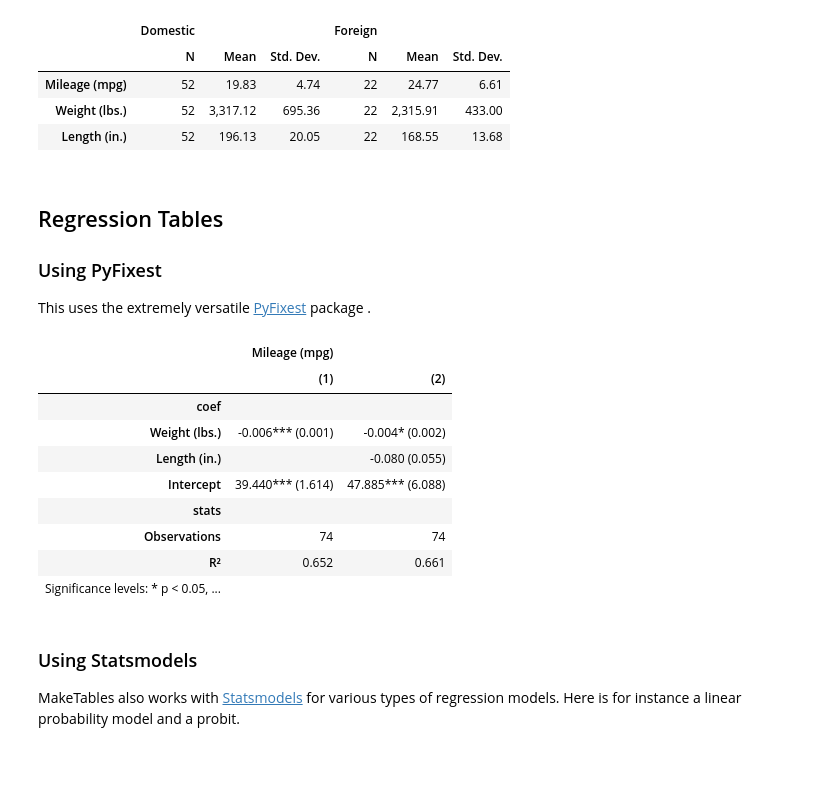
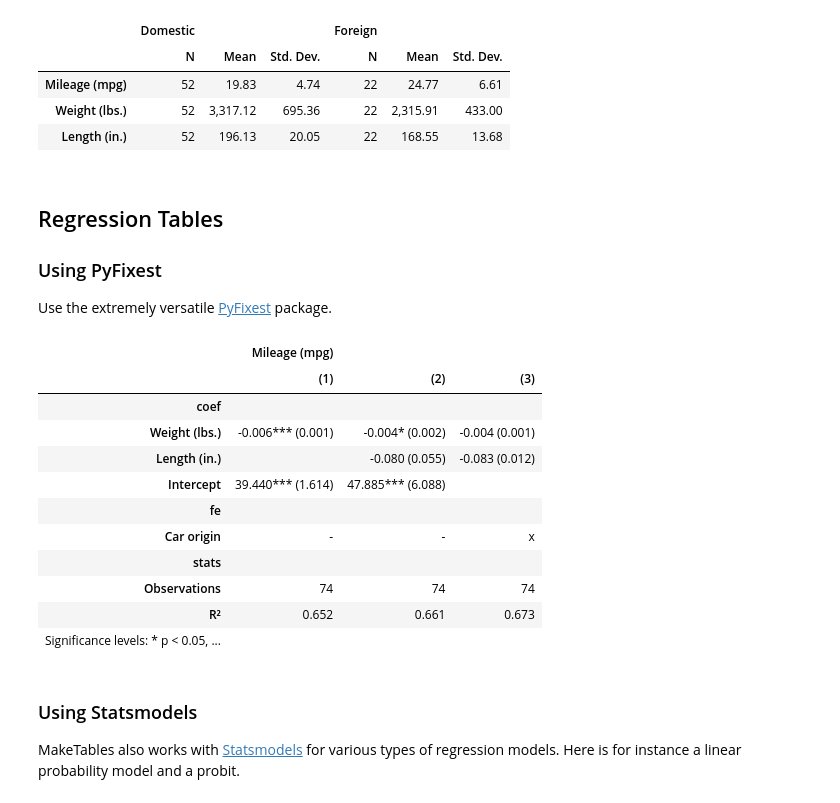
Before and after one commit to dsliwka/maketables, a Jupyter notebook: getting-started.ipynb, the cells around one changed output. Saved outputs shown, nothing was run; the diff lists cells and outputs as text; code cells hidden in the pictures; blank space fills up the shorter version.

```diff
--- a/getting-started.ipynb
+++ b/getting-started.ipynb
@@ -50,27 +50,30 @@ mt.DTable(df, vars=["mpg","weight","length"], bycol=["foreign"])
 ## Regression Tables
 
 ### Using PyFixest
-This uses the extremely versatile [PyFixest](https://py-econometrics.github.io/pyfixest/pyfixest.html) package .
+Use the extremely versatile [PyFixest](https://py-econometrics.github.io/pyfixest/pyfixest.html) package.
 # %%
 import pyfixest as pf
 
 # Fit your models here using pyfixest
 est1 = pf.feols("mpg ~ weight", data=df)
 est2 = pf.feols("mpg ~ weight + length", data=df)
+est3 = pf.feols("mpg ~ weight + length | foreign", data=df)
 
 # Make the table
-mt.ETable([est1, est2])
+mt.ETable([est1, est2, est3])
 # %% [output]
-|  | Mileage (mpg) |  |
-|  | (1) | (2) |
-| coef |  |  |
-| Weight (lbs.) | -0.006*** (0.001) | -0.004* (0.002) |
-| Length (in.) |  | -0.080 (0.055) |
-| Intercept | 39.440*** (1.614) | 47.885*** (6.088) |
-| stats |  |  |
-| Observations | 74 | 74 |
-| R² | 0.652 | 0.661 |
-| Significance levels: * p < 0.05, ... |  |  |
+|  | Mileage (mpg) |  |  |
+|  | (1) | (2) | (3) |
+| coef |  |  |  |
+| Weight (lbs.) | -0.006*** (0.001) | -0.004* (0.002) | -0.004 (0.001) |
+| Length (in.) |  | -0.080 (0.055) | -0.083 (0.012) |
+| Intercept | 39.440*** (1.614) | 47.885*** (6.088) |  |
+| fe |  |  |  |
+| Car origin | - | - | x |
+| stats |  |  |  |
+| Observations | 74 | 74 | 74 |
+| R² | 0.652 | 0.661 | 0.673 |
+| Significance levels: * p < 0.05, ... |  |  |  |
 # %% [markdown]
 ### Using Statsmodels
 
```
Also changed, not shown: parts of 1 cell of this notebook, 14 other files.
